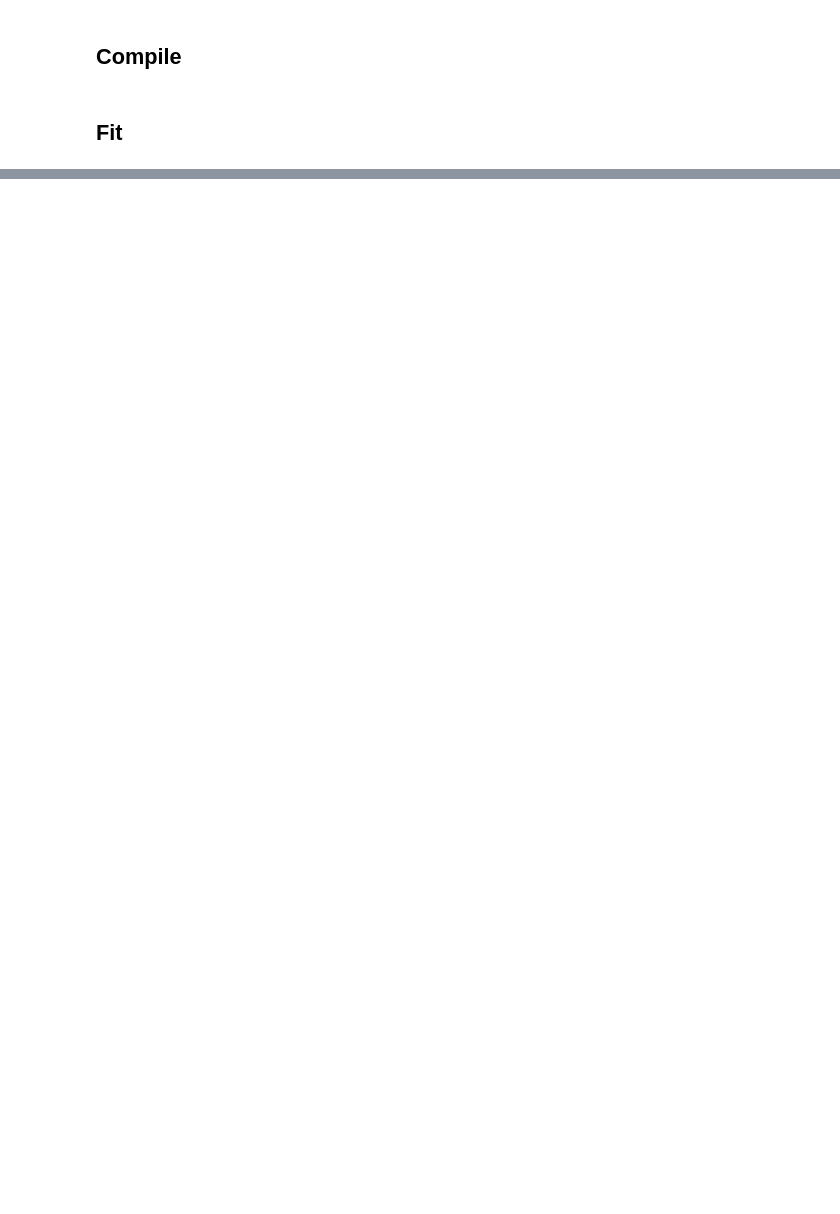
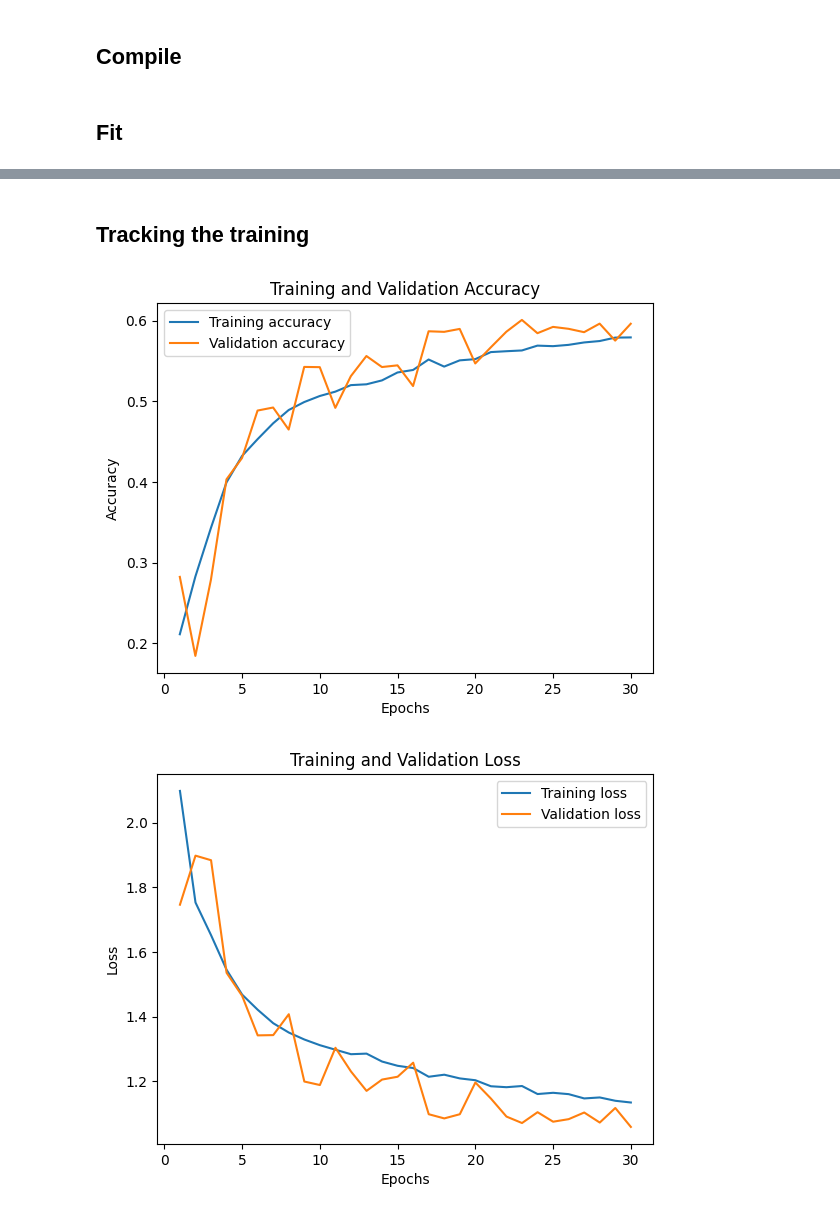
Before and after one commit to Hussein-Hassan777/NN_Project, a Jupyter notebook: NN_Project-checkpoint.ipynb, the cells around one changed output, grey strips where cells are left out. Saved outputs shown, nothing was run; the diff lists cells and outputs as text; code cells hidden in the pictures; blank space fills up the shorter version.

```diff
--- a/NN_Project-checkpoint.ipynb
+++ b/NN_Project-checkpoint.ipynb
@@ -131,6 +176,3 @@ import pickle
-# %%
-emotions_class = ["angry", "disgust", "fear", "happy", "neutral", "sad", "surprise"]
-IMG_SIZE = 50
 # %% [markdown]
 ### Load the files of features and labels
 # %%
@@ -251,16 +277,16 @@ Model 2
 # %%
 
 model = tf.keras.models.Sequential([
-    tf.keras.layers.Conv2D(64, (3, 3), activation='relu', input_shape=(IMG_SIZE, IMG_SIZE, 1)),
+    tf.keras.layers.Conv2D(64, (3, 3), activation='relu', input_shape=(IMG_SIZE, IMG_SIZE, 1), padding='same'),
     tf.keras.layers.BatchNormalization(),
     tf.keras.layers.MaxPooling2D((2, 2)),
 
-    tf.keras.layers.Conv2D(128, (3, 3), activation='relu'),
+    tf.keras.layers.Conv2D(128, (3, 3), activation='relu', padding='same'),
     tf.keras.layers.BatchNormalization(),
     tf.keras.layers.MaxPooling2D((2, 2)),
     tf.keras.layers.Dropout(0.25),
 
-    tf.keras.layers.Conv2D(256, (3, 3), activation='relu'),
+    tf.keras.layers.Conv2D(256, (3, 3), activation='relu', padding='same'),
     tf.keras.layers.BatchNormalization(),
     tf.keras.layers.MaxPooling2D((2, 2)),
 
@@ -270,6 +296,14 @@ model = tf.keras.models.Sequential([
     tf.keras.layers.BatchNormalization(),
     tf.keras.layers.Dropout(0.5),
 
+    tf.keras.layers.Dense(128, activation='relu'),
+    tf.keras.layers.BatchNormalization(),
+    tf.keras.layers.Dropout(0.5),
+
+    tf.keras.layers.Dense(64, activation='relu'),
+    tf.keras.layers.BatchNormalization(),
+    tf.keras.layers.Dropout(0.5),
+
     tf.keras.layers.Dense(7, activation='softmax')
 ])
 
@@ -313,14 +341,12 @@ model_1.compile(
 # %% [markdown]
 ## <a id="Fit"></a> Fit
 # %%
-
-
 X_train_aug = np.expand_dims(X_train, axis=-1)
 X_test_aug  = np.expand_dims(X_test, axis=-1)
 
 early_stopping = tf.keras.callbacks.EarlyStopping(
     monitor='val_loss',        # Watch the validation loss
-    patience=3,                # If it doesn't improve for 3 epochs in a row, stop!
+    patience=10,                # If it doesn't improve for 3 epochs in a row, stop!
     restore_best_weights=True  # Automatically rewind the brain to its best epoch
 )
 
@@ -343 +387,30 @@ history = model.fit(
+# %% [markdown]
+## Tracking the training
+# %%
+acc = history.history['accuracy']
+val_acc = history.history['val_accuracy']
+loss = history.history['loss']
+val_loss = history.history['val_loss']
+epochs = range(1, len(acc) + 1)
+
+#Train and validation accuracy
+plt.plot(epochs, acc, label='Training accuracy')
+plt.plot(epochs, val_acc, label='Validation accuracy')
+plt.title('Training and Validation Accuracy')
+plt.xlabel('Epochs')
+plt.ylabel('Accuracy')
+plt.legend()
+plt.figure()
+
+#Train and validation loss
+plt.plot(epochs, loss, label='Training loss')
+plt.plot(epochs, val_loss, label='Validation loss')
+plt.title('Training and Validation Loss')
+plt.xlabel('Epochs')
+plt.ylabel('Loss')
+plt.legend()
+plt.show()
+# %% [output]
+[figure, added]
+[figure, added]
 # %%
```
Also changed, not shown: parts of 49 cells of this notebook, 1 other file.
